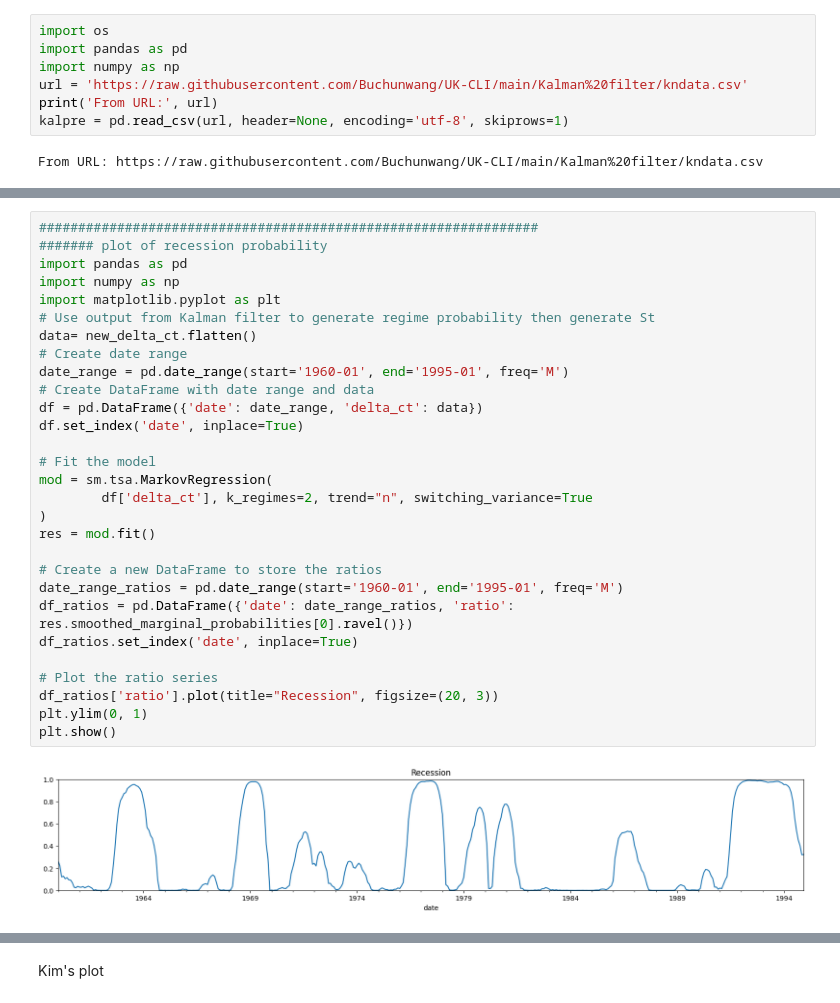
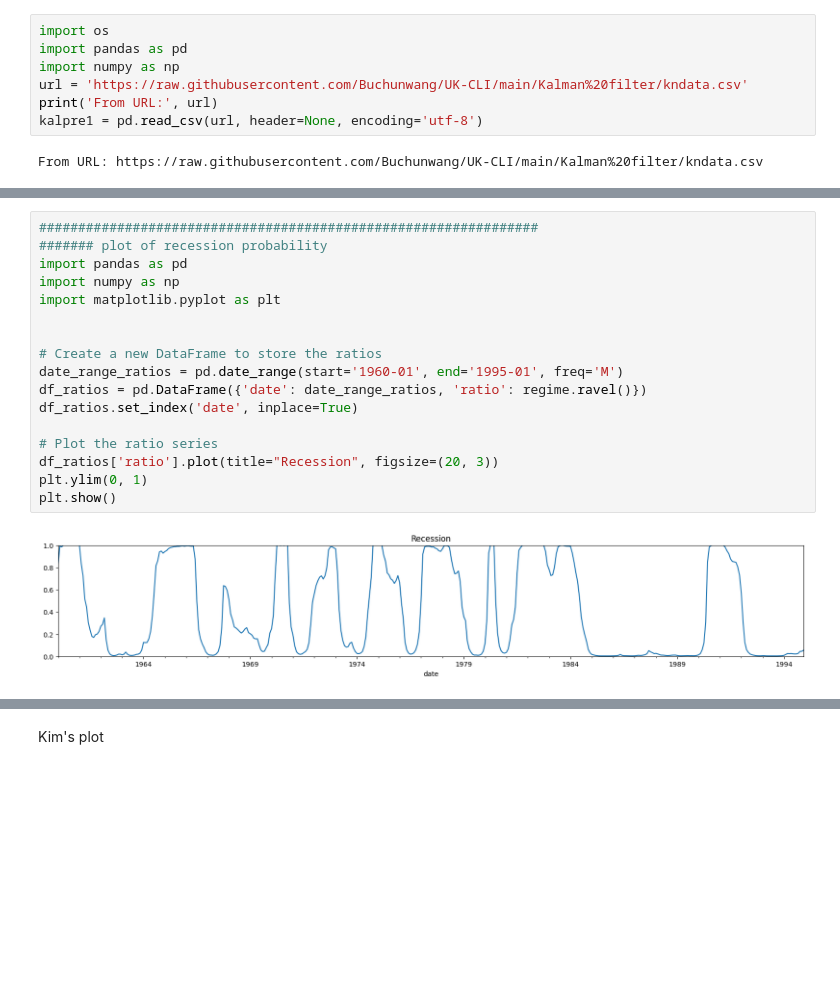
Before and after one commit to Buchunwang/UK-CLI, a Jupyter notebook: Replication_of_K&N(1998).ipynb, the cells around one changed output, grey strips where cells are left out. Saved outputs shown, nothing was run; the diff lists cells and outputs as text; blank space fills up the shorter version.

```diff
--- a/Replication_of_K&N(1998).ipynb
+++ b/Replication_of_K&N(1998).ipynb
@@ -6,7 +6,7 @@ import pandas as pd
 import numpy as np
 url = 'https://raw.githubusercontent.com/Buchunwang/UK-CLI/main/Kalman%20filter/kndata.csv'
 print('From URL:', url)
-kalpre = pd.read_csv(url, header=None, encoding='utf-8', skiprows=1)
+kalpre1 = pd.read_csv(url, header=None, encoding='utf-8')
 # %% [output]
 From URL: https://raw.githubusercontent.com/Buchunwang/UK-CLI/main/Kalman%20filter/kndata.csv
 # %%
@@ -998,34 +972,22 @@ var of delta: 0.0032459173733194974
 # %%
 ################################################################
 ####### plot of recession probability
 import pandas as pd
 import numpy as np
 import matplotlib.pyplot as plt
-# Use output from Kalman filter to generate regime probability then generate St
-data= new_delta_ct.flatten()
-# Create date range
-date_range = pd.date_range(start='1960-01', end='1995-01', freq='M')
-# Create DataFrame with date range and data
-df = pd.DataFrame({'date': date_range, 'delta_ct': data})
-df.set_index('date', inplace=True)
 
-# Fit the model
-mod = sm.tsa.MarkovRegression(
-        df['delta_ct'], k_regimes=2, trend="n", switching_variance=True
-)
-res = mod.fit()
 
 # Create a new DataFrame to store the ratios
 date_range_ratios = pd.date_range(start='1960-01', end='1995-01', freq='M')
-df_ratios = pd.DataFrame({'date': date_range_ratios, 'ratio': res.smoothed_marginal_probabilities[0].ravel()})
+df_ratios = pd.DataFrame({'date': date_range_ratios, 'ratio': regime.ravel()})
 df_ratios.set_index('date', inplace=True)
 
 # Plot the ratio series
 df_ratios['ratio'].plot(title="Recession", figsize=(20, 3))
 plt.ylim(0, 1)
 plt.show()
 # %% [output]
-[figure, old version]
+[figure, new version]
 # %%
 import numpy as np
 from numpy.random import normal
```
Also changed, not shown: parts of 4 cells of this notebook.
